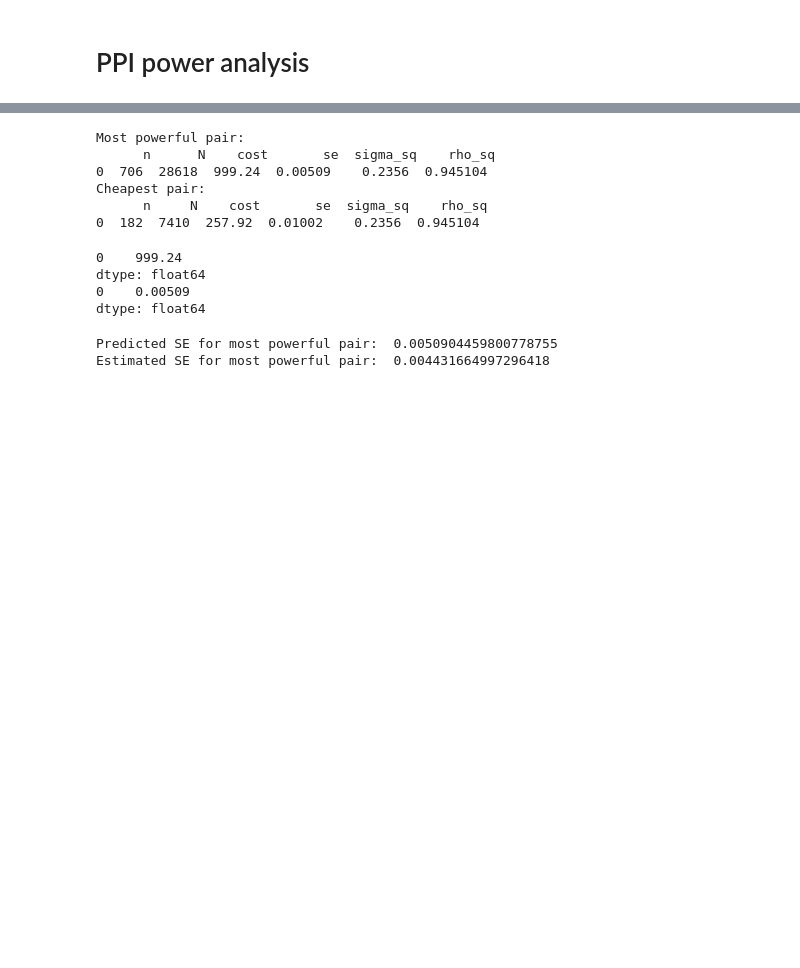
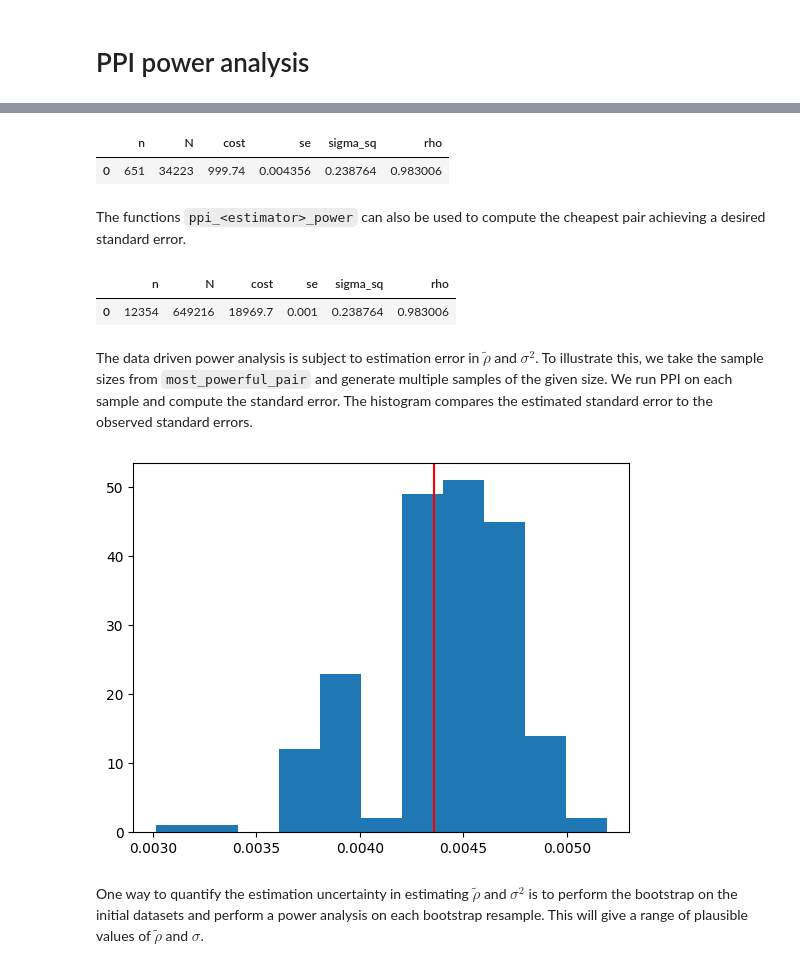
Before and after one commit to aangelopoulos/ppi_py, a Jupyter notebook: examples/power_analysis.ipynb, the cells around one changed output, grey strips where cells are left out. Drawn from its saved outputs; the diff is of its cells as text; code cells hidden in the pictures; blank space fills up the shorter version.

```diff
--- a/examples/power_analysis.ipynb
+++ b/examples/power_analysis.ipynb
@@ -33,9 +63,15 @@ Yhat_unlabeled = data["Yhat_unlabeled"]
 # %%
+dataset_folder = "./data/"
+data = load_dataset(dataset_folder, "ballots")
+Y = data["Y"]
+Yhat = data["Yhat"]
+Yhat_unlabeled = data["Yhat_unlabeled"]
+
 n = Y.shape[0]
 N = Yhat_unlabeled.shape[0]
 
-n_initial = 200
-N_initial = 200
+n_initial = 500
+N_initial = 500
 
 labeled_initial = np.random.choice(n, n_initial, replace = False)
 unlabeled_initial = np.random.choice(N, N_initial, replace = False)
@@ -47,49 +83,43 @@ cost_Y = 1
 cost_Yhat = 0.01
 
 most_powerful_pair = ppi_mean_power(Y_initial, Yhat_initial, Yhat_unlabeled_initial, cost_Y, cost_Yhat, budget = 1000)
-cheapest_pair = ppi_mean_power(Y_initial, Yhat_initial, Yhat_unlabeled_initial, cost_Y, cost_Yhat, se_tol = 0.01)
-print("Most powerful pair:\n", most_powerful_pair)
-print("Cheapest pair:\n", cheapest_pair)
+most_powerful_pair
 # %% [output]
-Most powerful pair:
-      n      N    cost       se  sigma_sq    rho_sq
-0  706  28618  999.24  0.00509    0.2356  0.945104
-Cheapest pair:
-      n     N    cost       se  sigma_sq    rho_sq
-0  182  7410  257.92  0.01002    0.2356  0.945104
+|  | n | N | cost | se | sigma_sq | rho |
+| 0 | 651 | 34223 | 999.74 | 0.004356 | 0.238764 | 0.983006 |
-# %%
-n = most_powerful_pair["n"]
-N = most_powerful_pair["N"]
-sigma_sq = most_powerful_pair["sigma_sq"]
-rho_sq = most_powerful_pair["rho_sq"]
-
-print(n * (cost_Y + cost_Yhat) + N * cost_Yhat)
-print((sigma_sq / n *(1 - N * rho_sq / (n+N)))**0.5)
-# %% [output]
-0    999.24
-dtype: float64
-0    0.00509
-dtype: float64
+# %% [markdown]
+The functions `ppi_<estimator>_power` can also be used to compute the cheapest pair achieving a desired standard error.
+# %%
+se = 0.001
+cheapest_pair = ppi_mean_power(Y_initial, Yhat_initial, Yhat_unlabeled_initial, cost_Y, cost_Yhat, se =  se)
+cheapest_pair
+# %% [output]
+|  | n | N | cost | se | sigma_sq | rho |
+| 0 | 12354 | 649216 | 18969.7 | 0.001 | 0.238764 | 0.983006 |
+# %% [markdown]
+The data driven power analysis is subject to estimation error in $\tilde{\rho}$ and $\sigma^2$. To illustrate this, we take the sample sizes from `most_powerful_pair` and generate multiple samples of the given size. We run PPI on each sample and compute the standard error. The histogram compares the estimated standard error to the observed standard errors.
 # %%
-n_sub = most_powerful_pair['n'][0]
-N_sub = most_powerful_pair['N'][0]
+n_opt = most_powerful_pair['n'][0]
+N_opt = most_powerful_pair['N'][0]
 
 n = Y.shape[0]
 N = Yhat_unlabeled.shape[0]
 reps = 200
 ses = np.zeros(reps)
 for i in range(reps):
-    labeled_sample = np.random.choice(n, n_sub, replace = False)
-    unlabeled_sample = np.random.choice(N, N_sub, replace = False)
+    labeled_sample = np.random.choice(n, n_opt, replace = False)
+    unlabeled_sample = np.random.choice(N, N_opt, replace = False)
 
-    Y_sub = Y[labeled_sample]
-    Yhat_sub = Yhat[labeled_sample]
-    Yhat_unlabeled_sub = Yhat_unlabeled[unlabeled_sample]
-    CI = ppi_mean_ci(Y_sub, Yhat_sub, Yhat_unlabeled_sub, alpha = 0.05)
+    Y_opt = Y[labeled_sample]
+    Yhat_opt = Yhat[labeled_sample]
+    Yhat_unlabeled_opt = Yhat_unlabeled[unlabeled_sample]
+    CI = ppi_mean_ci(Y_opt, Yhat_opt, Yhat_unlabeled_opt, alpha = 0.05)
     ses[i] = (CI[1][0] - CI[0][0])/norm.ppf(1 - 0.05/2)/2
-
-print("Predicted SE for most powerful pair: ", most_powerful_pair['se'][0])
-print("Estimated SE for most powerful pair: ", np.mean(ses))
-# %% [output]
-Predicted SE for most powerful pair:  0.0050904459800778755
-Estimated SE for most powerful pair:  0.004431664997296418
+# %%
+plt.hist(ses, bins = 11)
+plt.axvline(most_powerful_pair['se'][0], color = 'red')
+plt.show()
+# %% [output]
+[figure, added]
+# %% [markdown]
+One way to quantify the estimation uncertainty in estimating $\tilde{\rho}$ and $\sigma^2$ is to perform the bootstrap on the initial datasets and perform a power analysis on each bootstrap resample. This will give a range of plausible values of $\tilde{\rho}$ and $\sigma$.
```
Also changed, not shown: parts of 27 cells of this notebook.
